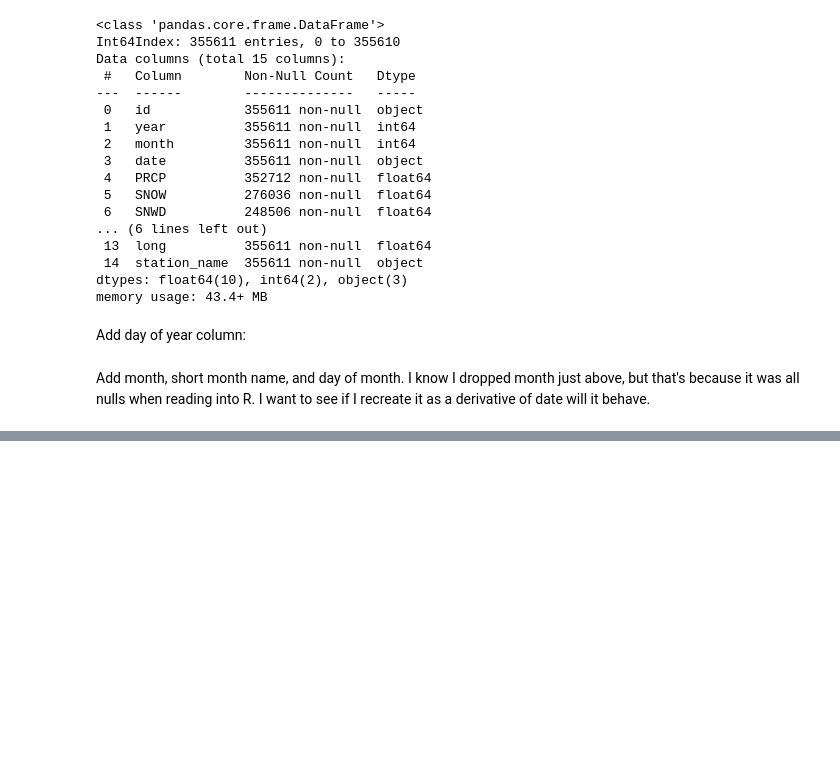
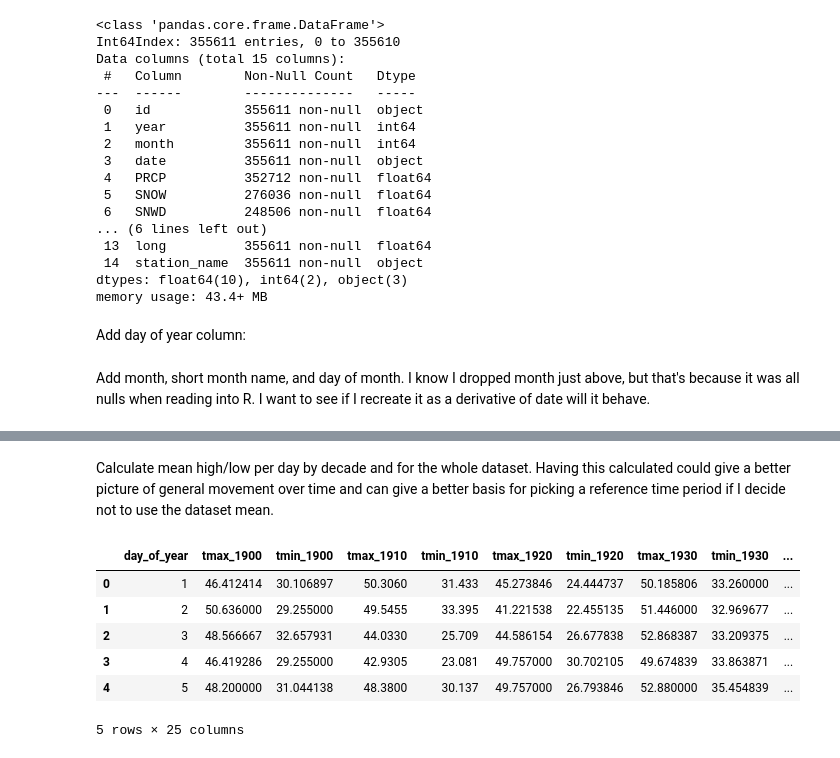
Before and after one commit to tfwhitesell/meteorological_mysteries, a Jupyter notebook: notebooks/01_data_cleaning.ipynb, the cells around one changed output, grey strips where cells are left out. Drawn from its saved outputs; the diff is of its cells as text; code cells hidden in the pictures; blank space fills up the shorter version.

```diff
--- a/notebooks/01_data_cleaning.ipynb
+++ b/notebooks/01_data_cleaning.ipynb
@@ -344,3 +345,6 @@ weather_stations['day'] = pd.to_datetime(weather_stations['date']).dt.day
 weather_stations['month_day'] = weather_stations['month_num'].astype(str) + "-" + weather_stations['day'].astype(str)
 # %%
 weather_stations.to_csv('../data/weather.csv', index = False)
+# %%
+# down-select columns to focus on temperature (probably still being too inclusive)
+temps = weather_stations[['year', 'date', 'tmax_f', 'tmin_f', 'day_of_year', 'month_num', 'month_name', 'month_name_short', 'day', 'month_day']]
@@ -346,0 +374,24 @@ weather_stations.to_csv('../data/weather.csv', index = False)
+# %% [markdown]
+Calculate mean high/low per day by decade and for the whole dataset. Having this calculated could give a better picture of general movement over time and can give a better basis for picking a reference time period if I decide not to use the dataset mean.
+# %%
+# function to generate decade mean columns (only where full decade is available)
+# use integers in range function to get to decades easily
+decades = pd.DataFrame(temps['day_of_year'].unique().tolist(), columns = ['day_of_year'])
+
+for i in range(190, 202):
+    y1 = i * 10
+    y2 = i * 10 + 9
+    d = temps[temps['year'].between(y1, y2)]
+    d = d.groupby('day_of_year')[['tmax_f', 'tmin_f']].mean().\
+        reset_index().rename({'tmax_f': f'tmax_{y1}', 'tmin_f': f'tmin_{y1}'}, axis = 1)
+    decades = pd.merge(decades, d, on = 'day_of_year', how = 'left')
+
+decades.head()
+# %% [output]
+|  | day_of_year | tmax_1900 | tmin_1900 | tmax_1910 | tmin_1910 | tmax_1920 | tmin_1920 | tmax_1930 | tmin_1930 | ... |
+| 0 | 1 | 46.412414 | 30.106897 | 50.3060 | 31.433 | 45.273846 | 24.444737 | 50.185806 | 33.260000 | ... |
+| 1 | 2 | 50.636000 | 29.255000 | 49.5455 | 33.395 | 41.221538 | 22.455135 | 51.446000 | 32.969677 | ... |
+| 2 | 3 | 48.566667 | 32.657931 | 44.0330 | 25.709 | 44.586154 | 26.677838 | 52.868387 | 33.209375 | ... |
+| 3 | 4 | 46.419286 | 29.255000 | 42.9305 | 23.081 | 49.757000 | 30.702105 | 49.674839 | 33.863871 | ... |
+| 4 | 5 | 48.200000 | 31.044138 | 48.3800 | 30.137 | 49.757000 | 26.793846 | 52.880000 | 35.454839 | ... |
+5 rows × 25 columns
```
Also changed, not shown: parts of 16 cells of this notebook.
